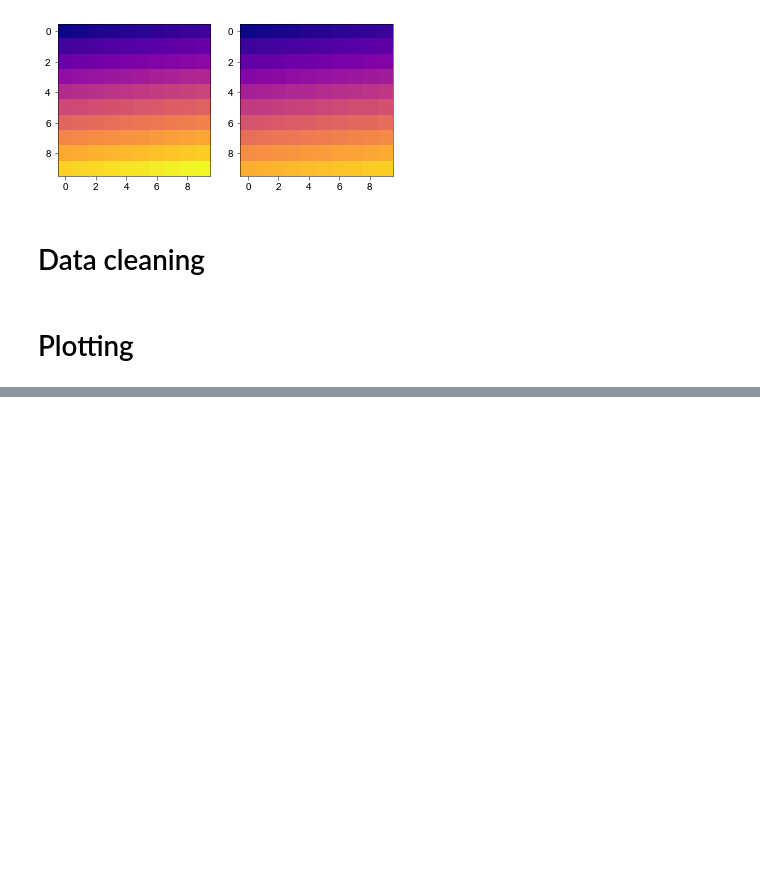
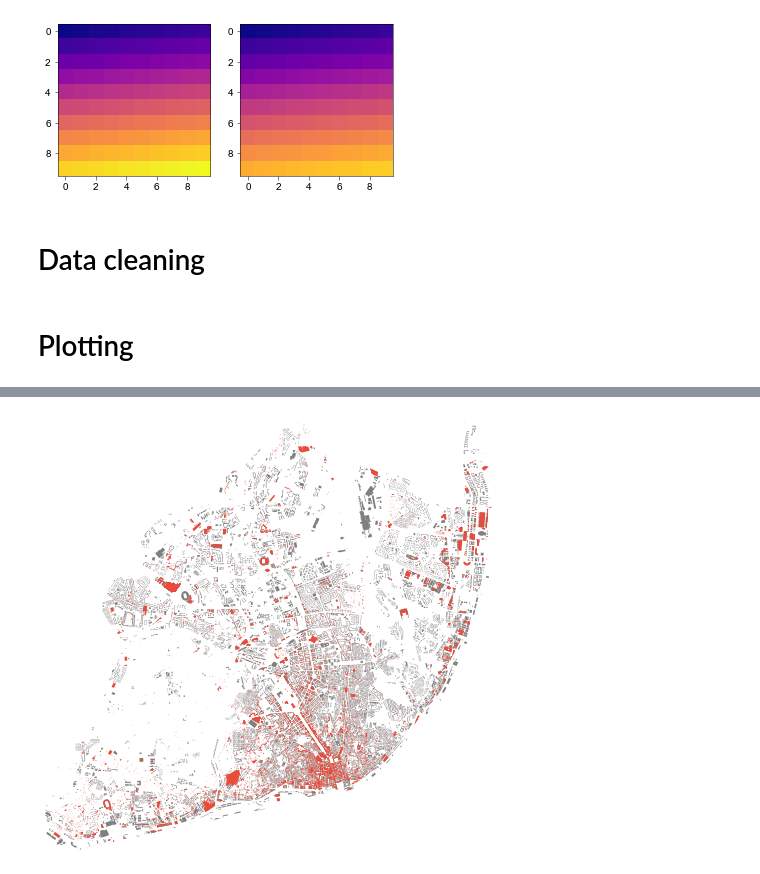
Before and after one commit to ricardozacarias/lisbon-buildings, a Jupyter notebook: main.ipynb, the cells around one changed output, grey strips where cells are left out. Saved outputs shown, nothing was run; the diff lists cells and outputs as text; code cells hidden in the pictures; blank space fills up the shorter version.

```diff
--- a/main.ipynb
+++ b/main.ipynb
@@ -104,0 +104,9 @@ plt.savefig('figures/alvaras.png', dpi=100, bbox_inches='tight', pad_inches=0)
+# %%
+base = buildings.plot(figsize=(8, 8), facecolor='grey', edgecolor='none', alpha=1)
+alvaras.plot(ax=base, facecolor=flatui[3], edgecolor='none', alpha=1)
+base.axis('off');
+base.margins(0)
+base.tick_params(left=False, labelleft=False, bottom=False, labelbottom=False)
+plt.savefig('figures/all_buildings.png', dpi=100, bbox_inches='tight', pad_inches=0)
+# %% [output]
+[figure, added]
```
Also changed, not shown: parts of 1 cell of this notebook, 2 other files.
